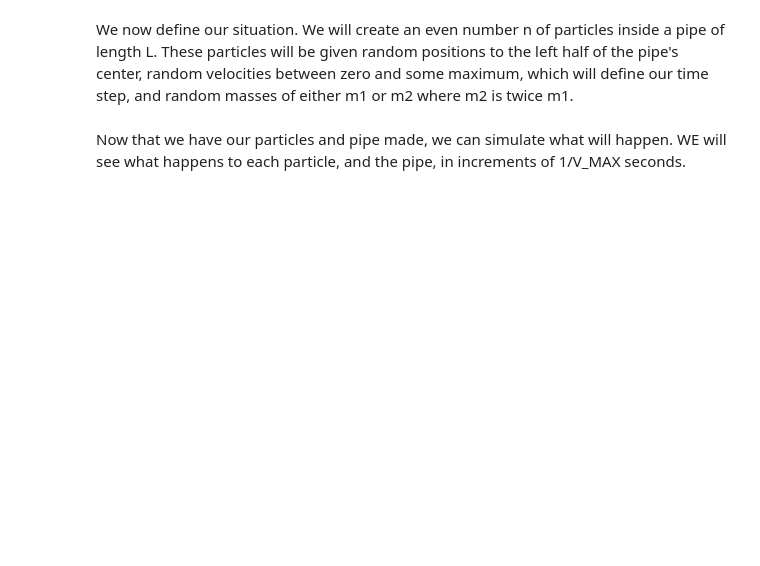
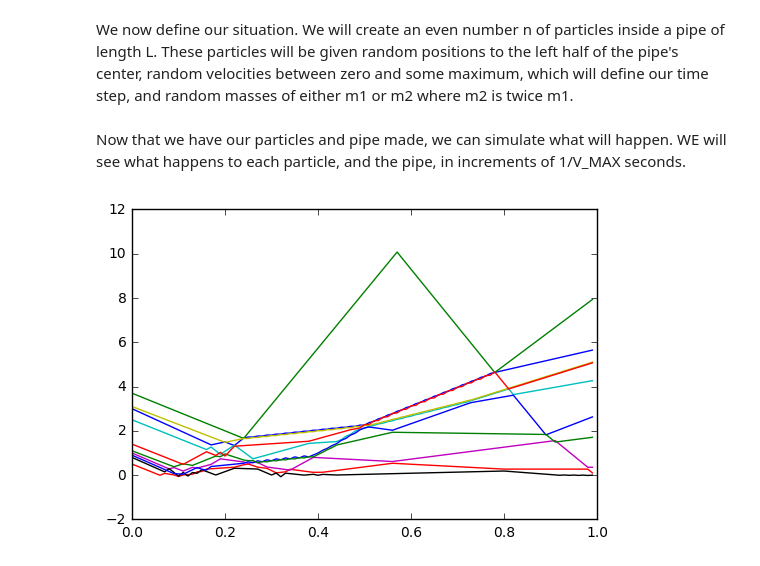
Before and after one commit to samuel-barton/computational-physics, a Jupyter notebook: projects/gas_in_pipe/gas-in-pipe.ipynb, the cells around one changed output. Cells and saved outputs as stored; diff of their text form; code cells hidden in the pictures; blank space fills up the shorter version.

Commit message:
Finished the gas-in-pipe project. No animation is done thought.

```diff
--- a/projects/gas_in_pipe/gas-in-pipe.ipynb
+++ b/projects/gas_in_pipe/gas-in-pipe.ipynb
@@ -48,34 +62,16 @@ class Pipe(object):
         self.center += self.velocity*time
     def __str__(self):
         return format("(%f,%f,%f,%f)" % (self.length, self.mass, self.center,self.velocity))
+# %%
+def hitsWall(particle, pipe):
+    answer = (pipe.center - particle.position) > (pipe.center - 0.01)
+    answer = answer or particle.position > (half_L+pipe.center)-0.01
+    return answer
+
+def hitsParticle(part_1, part_2):
+    return abs(part_1.position - part_2.position) < 0.1
 # %% [markdown]
 We now define our situation. We will create an even number n of particles inside a pipe of length L. These particles will be given random positions to the left half of the pipe's center, random velocities between zero and some maximum, which will define our time step, and random masses of either m1 or m2 where m2 is twice m1.
-# %%
-import random
-# The three main needed variables
-L = 10.0
-half_L = L/2
-V_MAX = 10.0
-timestep = round(1/V_MAX**2, 2)
-N = 100
-
-possible_velocities = []
-
-i = -V_MAX
-while i < V_MAX:
-    possible_velocities.append(round(i,1))
-    i += timestep
-
-# build the particles
-particles = []
-for i in range (0,N):
-    velocity = possible_velocities[random.randrange(0,2*int(V_MAX**2),1)]
-    particles.append(Particle(round(random.random()*half_L,1),
-                     random.randint(0,1),
-                     velocity))
-
-# build the pipe
-pipe = Pipe(L, 1000.0,half_L,0.0)
 # %% [markdown]
 Now that we have our particles and pipe made, we can simulate what will happen. WE will see what happens to each particle, and the pipe, in increments of 1/V_MAX seconds.
 # %%
@@ -108,0 +131,9 @@ while (i < stop_time):
+# %%
+for i in range(1,N+1):
+    plt.plot(positions[:,0],positions[:,i])
+#plt.plot(positions[:,0],positions[:,3])
+#plt.plot(positions[:,0],positions[:,2])
+#plt.plot(positions[:,0],positions[:,1])
+plt.show()
+# %% [output]
+[figure, added]
```
Also changed, not shown: parts of 5 cells of this notebook.
